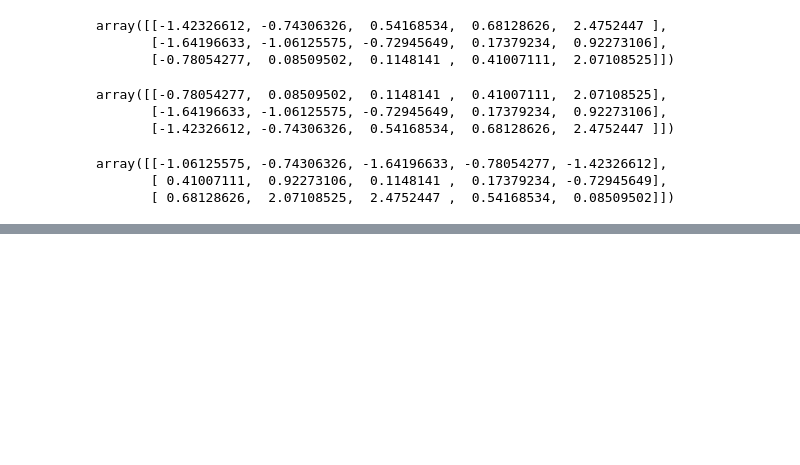
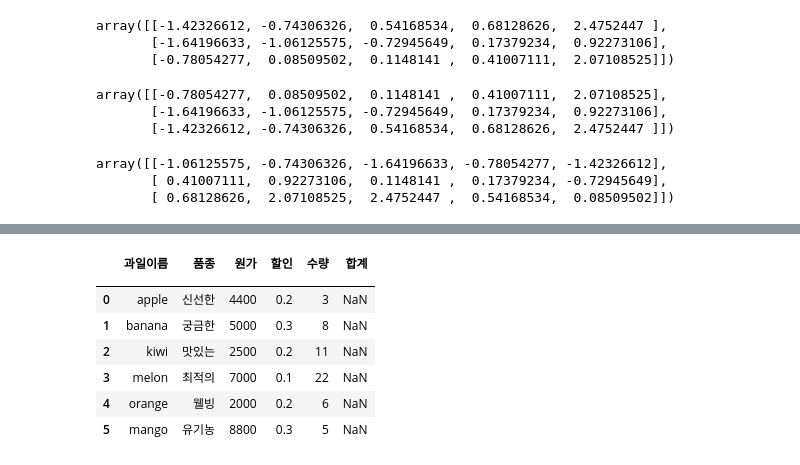
Before and after one commit to GreenDolphin1234/GreenSea, a Jupyter notebook: python04.ipynb, the cells around one changed output, grey strips where cells are left out. Drawn from its saved outputs; the diff is of its cells as text; code cells hidden in the pictures; blank space fills up the shorter version.

```diff
--- a/python04.ipynb
+++ b/python04.ipynb
@@ -302,0 +454,6 @@ array([[-1.06125575, -0.74306326, -1.64196633, -0.78054277, -1.42326612],
+# %%
+dd = {"과일이름":["apple", "banana","kiwi","melon", "orange","mango"],
+      "가격":[4400,5000,2500,7000,2000,8800],
+      "개수":[3,8,11,22,6,5]}
+df2 = pd.DataFrame(dd)
+df2
@@ -302,0 +513,15 @@ array([[-1.06125575, -0.74306326, -1.64196633, -0.78054277, -1.42326612],
+# %%
+# df3["품종"] = df3["품종"].astype('object')
+df3.loc[:,'품종'] = df3.loc[:,'품종'].astype('object')
+df3.loc[:,'품종'] = ['신선한','궁금한','맛있는','최적의','웰빙','유기농']
+df3.loc[:,'할인'] = [0.2,0.3,0.2,0.1,0.2,0.3]
+df3
+# %% [output]
+|  | 과일이름 | 품종 | 원가 | 할인 | 수량 | 합계 |
+|  |  |  |  |  |  |  |
+| 0 | apple | 신선한 | 4400 | 0.2 | 3 | NaN |
+| 1 | banana | 궁금한 | 5000 | 0.3 | 8 | NaN |
+| 2 | kiwi | 맛있는 | 2500 | 0.2 | 11 | NaN |
+| 3 | melon | 최적의 | 7000 | 0.1 | 22 | NaN |
+| 4 | orange | 웰빙 | 2000 | 0.2 | 6 | NaN |
+| 5 | mango | 유기농 | 8800 | 0.3 | 5 | NaN |
```
Also changed, not shown: parts of 22 cells of this notebook, 1 other file.
